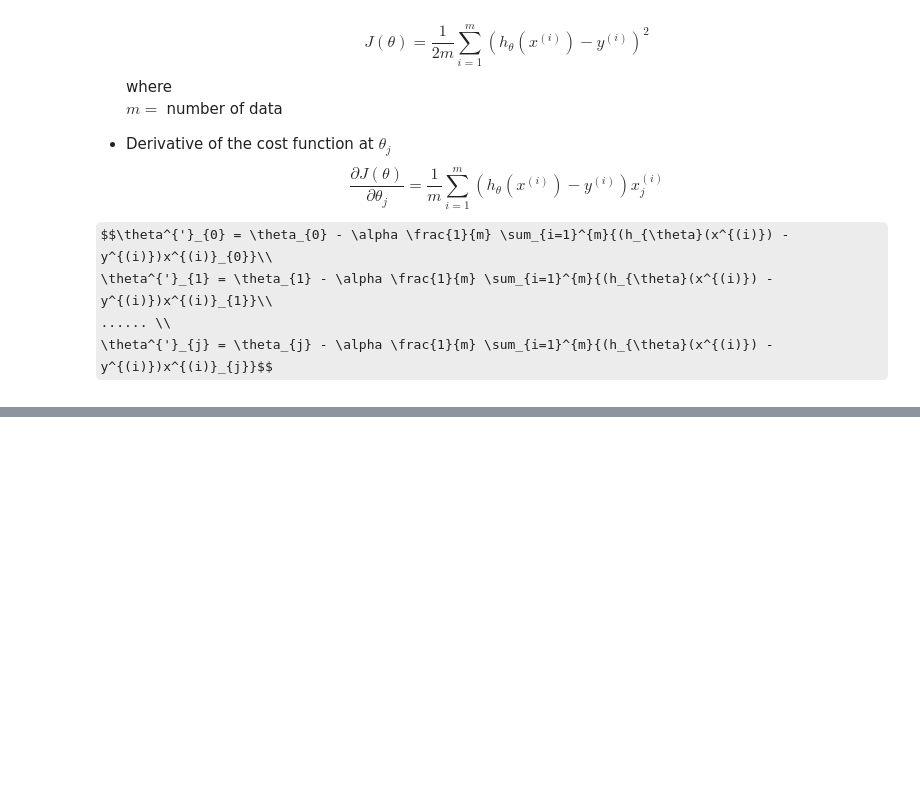
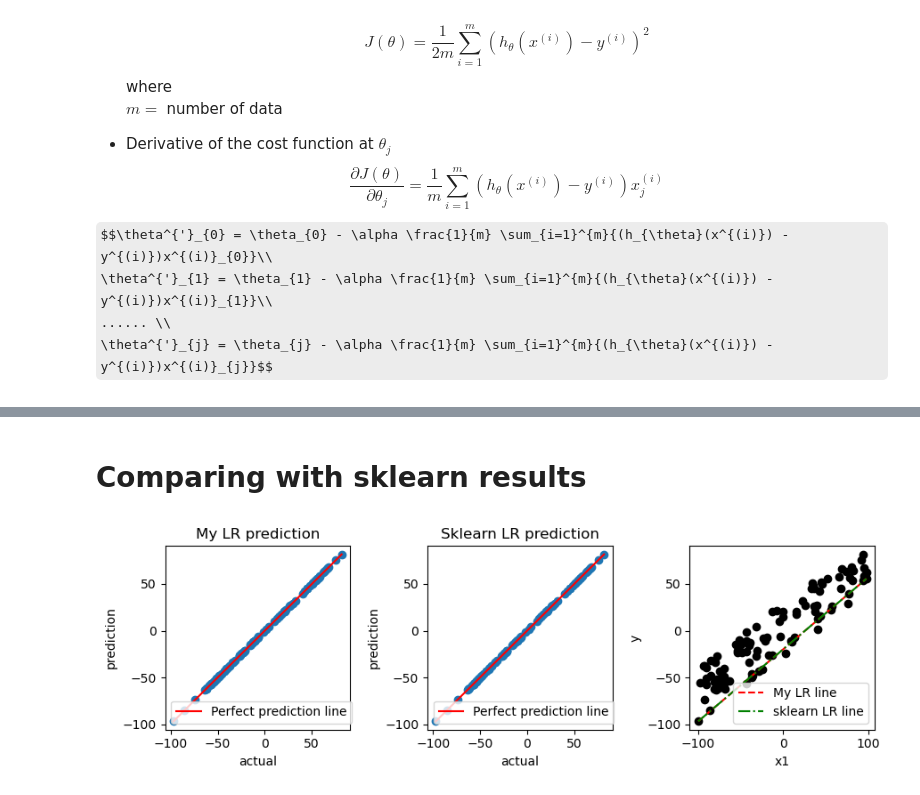
Before and after one commit to jisunxkim/ml_from_scratch, a Jupyter notebook: ml_scratch__linear_regression.ipynb, the cells around one changed output, grey strips where cells are left out. Cells and saved outputs as stored; diff of their text form; code cells hidden in the pictures; some formulas as TeX source; blank space fills up the shorter version.

```diff
--- a/ml_scratch__linear_regression.ipynb
+++ b/ml_scratch__linear_regression.ipynb
@@ -60,0 +175,45 @@ print(y[0])
+# %% [markdown]
+# Comparing with sklearn results
+# %%
+from sklearn.linear_model import LinearRegression
+sk_lr = LinearRegression()
+sk_lr.fit(X, y)
+sk_pred = sk_lr.predict(X)
+# %%
+plt.figure(figsize=(9,3))
+plt.subplot(131)
+plt.scatter(y, pred)
+plt.plot([y.min(), y.max()], [y.min(), y.max()],
+         c='r', label='Perfect prediction line')
+plt.xlabel('actual')
+plt.ylabel('prediction')
+plt.title('My LR prediction')
+plt.legend()
+
+plt.subplot(132)
+plt.scatter(y, sk_pred)
+plt.plot([y.min(), y.max()], [y.min(), y.max()],
+         c='r', label='Perfect prediction line')
+plt.xlabel('actual')
+plt.ylabel('prediction')
+plt.title('Sklearn LR prediction')
+plt.legend()
+
+plt.subplot(133)
+plt.scatter(X[:,0], y, c='black')
+plt.plot(
+    [X[:, 0].min(), X[:, 0].max()],
+    [pred[np.argmin(X[:,0])], pred[np.argmax(X[:,0])]],
+    c='r', linestyle='--', label='My LR line')
+plt.plot(
+    [X[:, 0].min(), X[:, 0].max()],
+    [sk_pred[np.argmin(X[:,0])], sk_pred[np.argmax(X[:,0])]],
+    c='g', linestyle='-.', label='sklearn LR line')
+plt.xlabel('x1')
+plt.ylabel('y')
+plt.legend()
+
+plt.tight_layout()
+plt.show()
+# %% [output]
+[figure, added]
```
Also changed, not shown: parts of 4 cells of this notebook, 1 other file.
